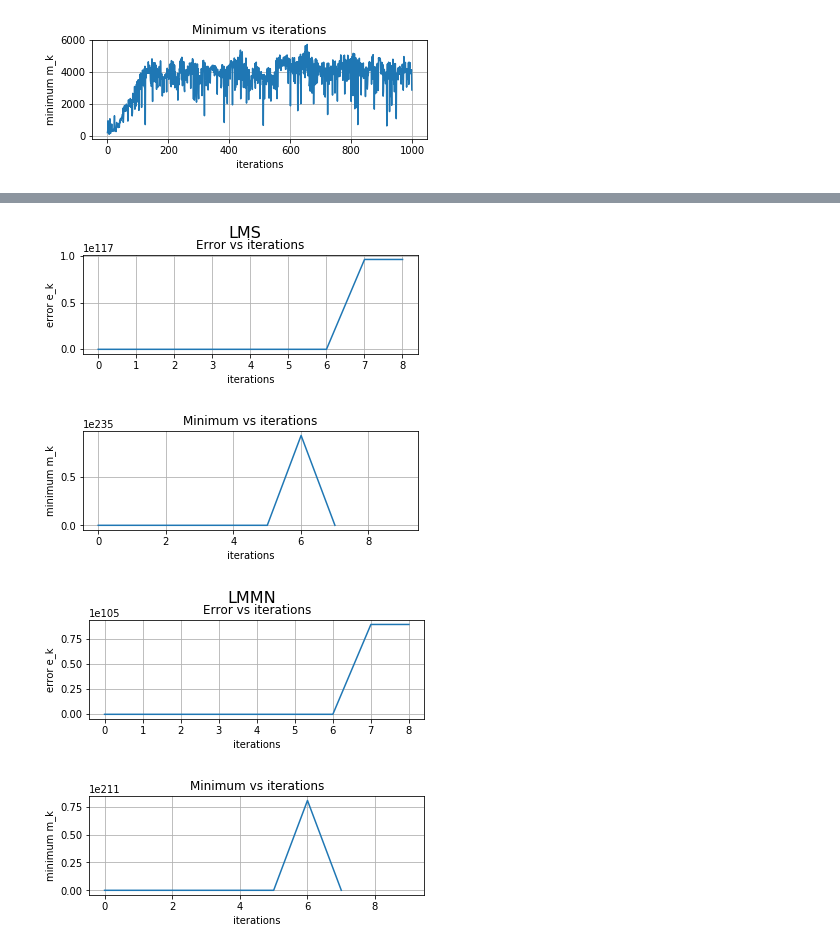
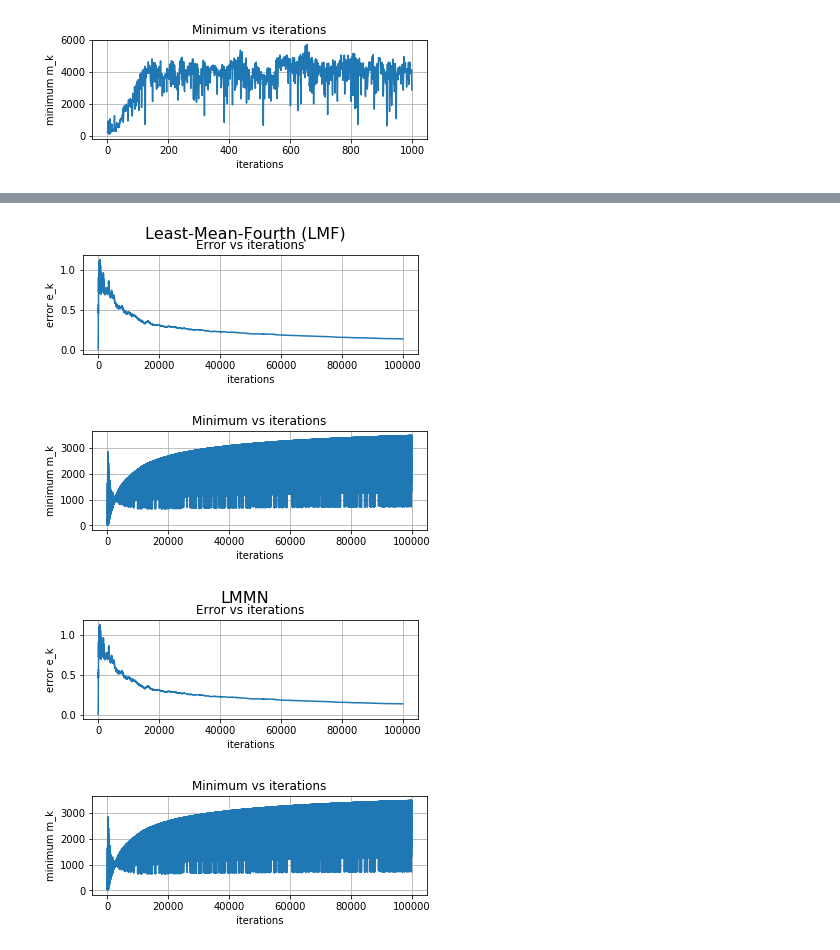
Before and after one commit to jckruz777/Adaptive_Processing, a Jupyter notebook: tarea2/Tarea_02.ipynb, the cells around one changed output, grey strips where cells are left out. Drawn from its saved outputs; the diff is of its cells as text; code cells hidden in the pictures.

```diff
--- a/tarea2/Tarea_02.ipynb
+++ b/tarea2/Tarea_02.ipynb
@@ -201,29 +331,24 @@ def e_nlms(d, u, w_1, tol, max_iter):
 
     return (k, w[-1])
 # %%
-def e_nlms_power_norm(d, u, w_1, tol, max_iter):
+def lmf(d, u, w_1, tol, max_iter):
     # los parámetros de entrada tol y max_iter deben de ser mayores a 0
     if tol <= 0 or max_iter <= 0:
         raise(RuntimeError("Tol or max_iter must be greater than 0"))
 
     # inicializacion de variables
-    mu = 0.5
     k = 0
     w = [w_1]   # aproximacion del problema
+    mu = 953.7e-9    # Step size. Usually 2^(-m) for m > 0. In this case: m=20
     error = []
     m = []      # valor minimo
-    epsilon = 0.5
-    p_1 = 0
-    p = []
-    beta = 0.9
-
     # iteracion
     for k in range(max_iter):
         # condiciones de parada
         if k >= 1:    # evaluar el error a partir de la segunda iteracion
             er = np.linalg.norm((w[k] - w[k - 1]), 'fro')
             error.append(er)
-            if er < tol:
+            if er < (tol):
                 break
 
         # calculo de la aproximacion
@@ -231,12 +356,7 @@ def e_nlms_power_norm(d, u, w_1, tol, max_iter):
         u_k_conj = np.conjugate(np.transpose(u_k))
         w_k_1 = w_1 if k == 0 else w[k - 1]
         e_k = d[k] - np.matmul(u_k, w_k_1)
-
-        p_k_1 = p_1 if k == 0 else p[k - 1]
-        p_k = (beta * p_k_1) + ((1 - beta) * pow(np.linalg.norm(u_k, 'fro'), 2))
-        p.append(p_k)
-
-        w_k = w_k_1 + ((mu / (epsilon + p_k)) * u_k_conj * e_k)
+        w_k = w_k_1 + (mu * u_k_conj * (e_k * pow(abs(e_k), 2)))
         w.append(w_k)
 
         # calculo del valor minimo
@@ -246,7 +366,7 @@ def e_nlms_power_norm(d, u, w_1, tol, max_iter):
     # graficar resultados
     if (k == max_iter - 1):
         m = m[1:]
-    plot_iterations(k, error, m, "e-NLMS with power normalization")
+    plot_iterations(k, error, m, "Least-Mean-Fourth (LMF)")
 
     return (k, w[-1])
 # %%
@@ -597,13 +590,13 @@ c_k: (10, 1)
 # %%
-(k_iterations, ck) = lms(d, U, c_k, tol, iterMax)
+(k_iterations, ck) = lmf(d, U, c_k, tol, 100000)
 # %% [output]
-[figure, old version]
+[figure, new version]
-[figure, old version]
+[figure, new version]
 # %%
-(k_iterations, ck) = lmmn(d, U, c_k, tol, iterMax)
+(k_iterations, ck) = lmmn(d, U, c_k, tol, 100000)
 # %% [output]
-[figure, old version]
+[figure, new version]
-[figure, old version]
+[figure, new version]
 # %%
 (k_iterations, ck) = rls(d, U, c_k, tol, iterMax)
 # %% [output]
```
Also changed, not shown: parts of 21 cells of this notebook.
